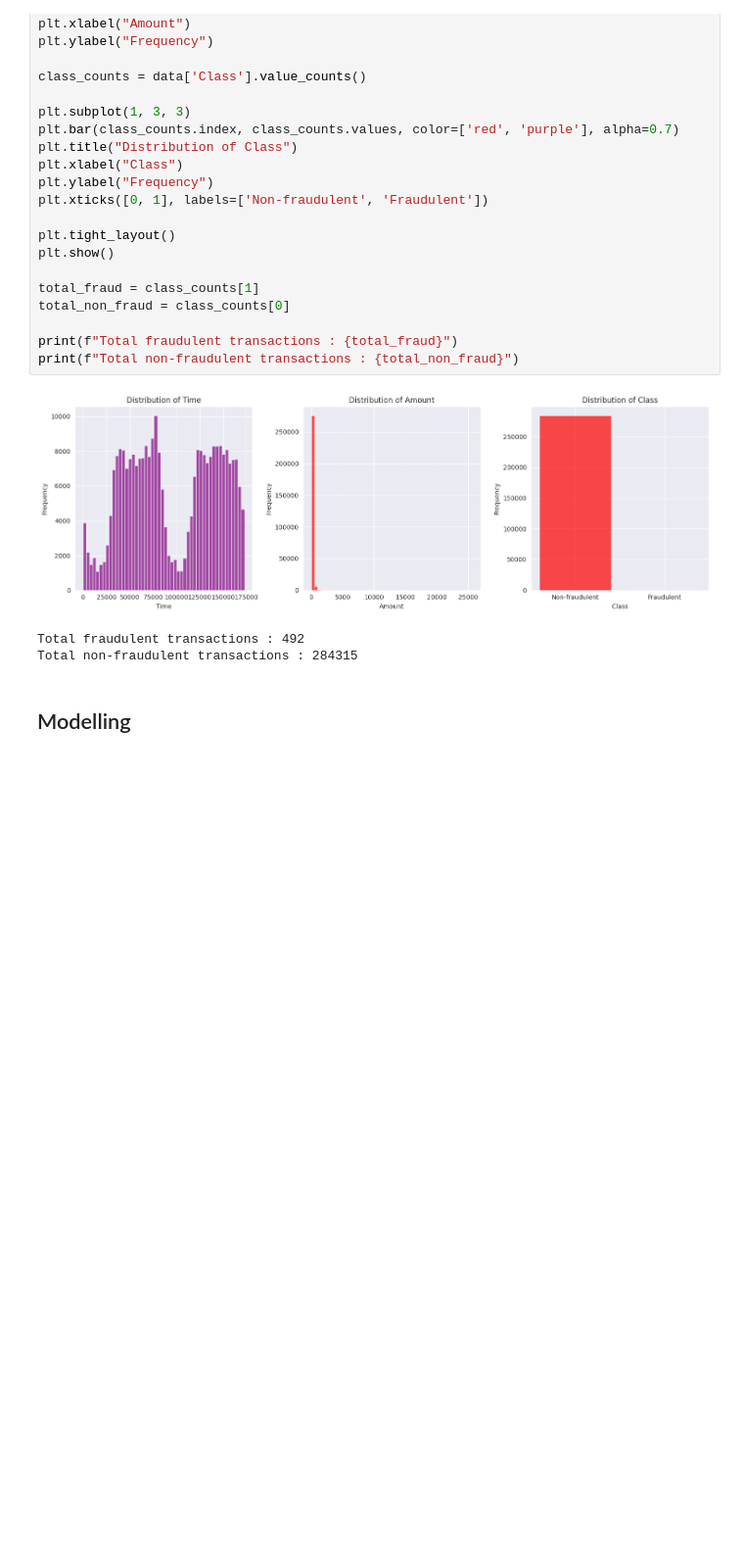
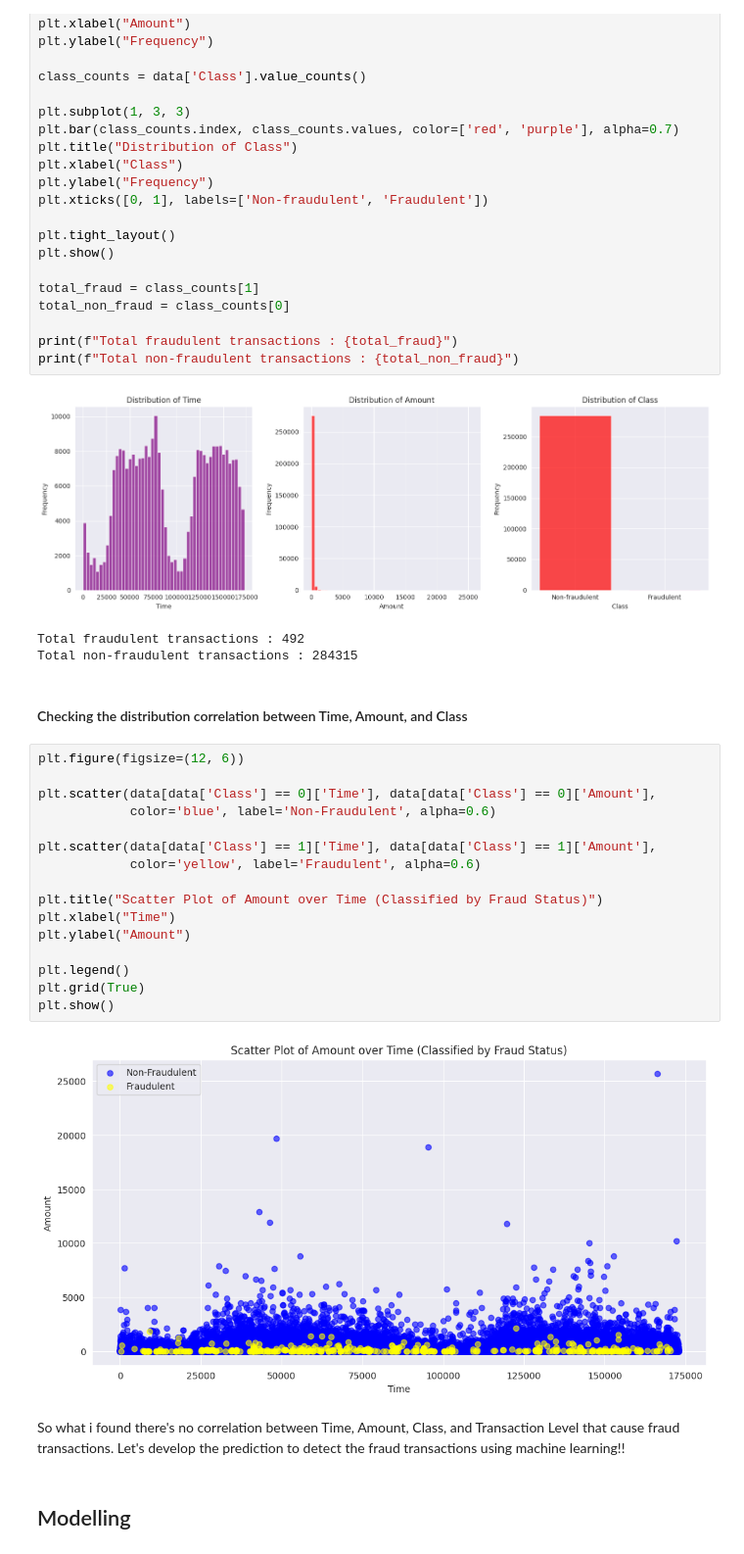
Before and after one commit to diyangraditya/CognoRise-InfoTech, a Jupyter notebook: Notebooks/01_FraudDetection.ipynb, the cells around one changed output. Shown at 98% size. Saved outputs shown, nothing was run; the diff lists cells and outputs as text; blank space fills up the shorter version.

```diff
--- a/Notebooks/01_FraudDetection.ipynb
+++ b/Notebooks/01_FraudDetection.ipynb
@@ -160,5 +185,27 @@ print(f"Total non-fraudulent transactions : {total_non_fraud}")
 [figure]
 Total fraudulent transactions : 492
 Total non-fraudulent transactions : 284315
+# %% [markdown]
+#### Checking the distribution correlation between Time, Amount, and Class
+# %%
+plt.figure(figsize=(12, 6))
+
+plt.scatter(data[data['Class'] == 0]['Time'], data[data['Class'] == 0]['Amount'],
+            color='blue', label='Non-Fraudulent', alpha=0.6)
+
+plt.scatter(data[data['Class'] == 1]['Time'], data[data['Class'] == 1]['Amount'],
+            color='yellow', label='Fraudulent', alpha=0.6)
+
+plt.title("Scatter Plot of Amount over Time (Classified by Fraud Status)")
+plt.xlabel("Time")
+plt.ylabel("Amount")
+
+plt.legend()
+plt.grid(True)
+plt.show()
+# %% [output]
+[figure, added]
+# %% [markdown]
+So what i found there's no correlation between Time, Amount, Class, and Transaction Level that cause fraud transactions. Let's develop the prediction to detect the fraud transactions using machine learning!!
 # %% [markdown]
 ## Modelling
```
Also changed, not shown: parts of 52 cells of this notebook.
